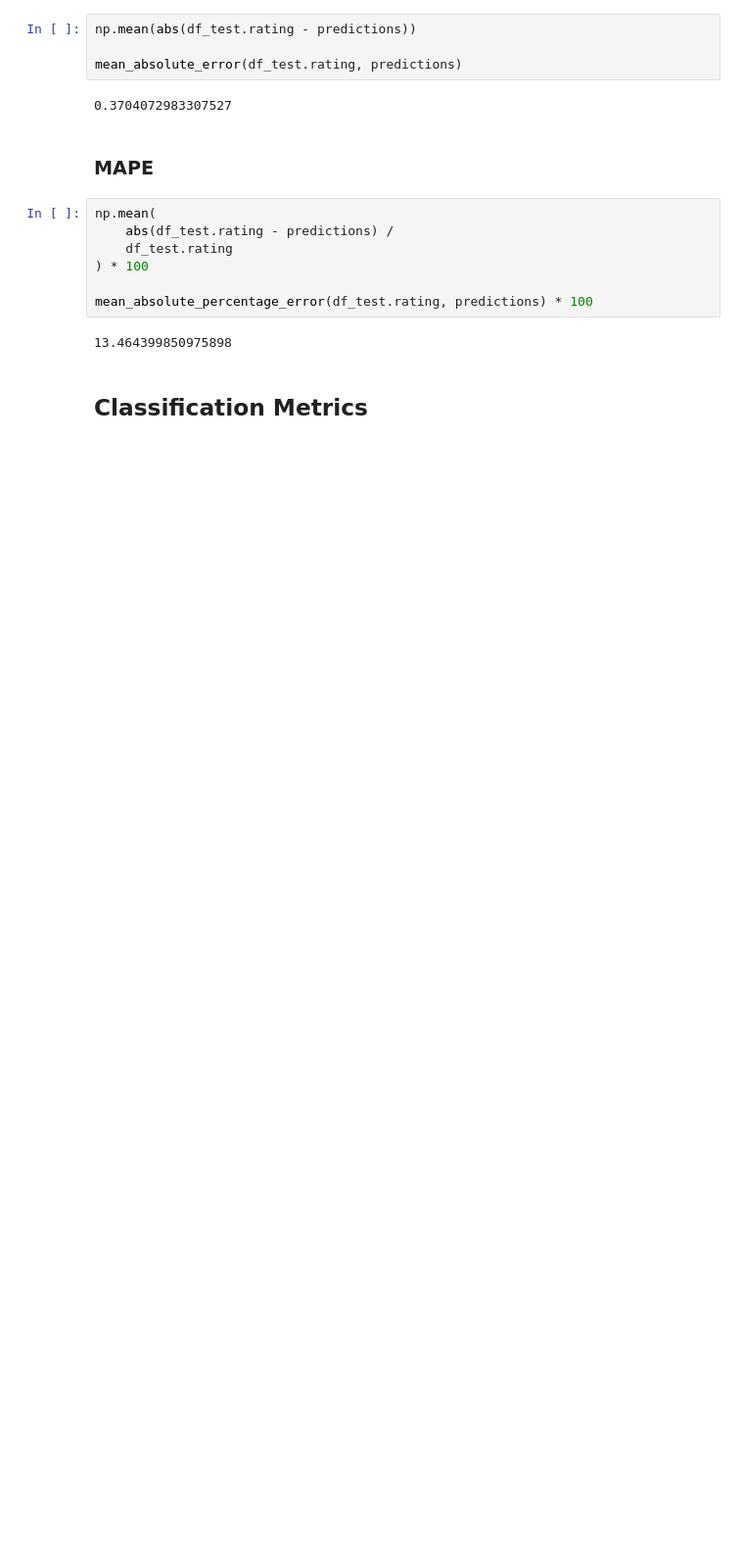
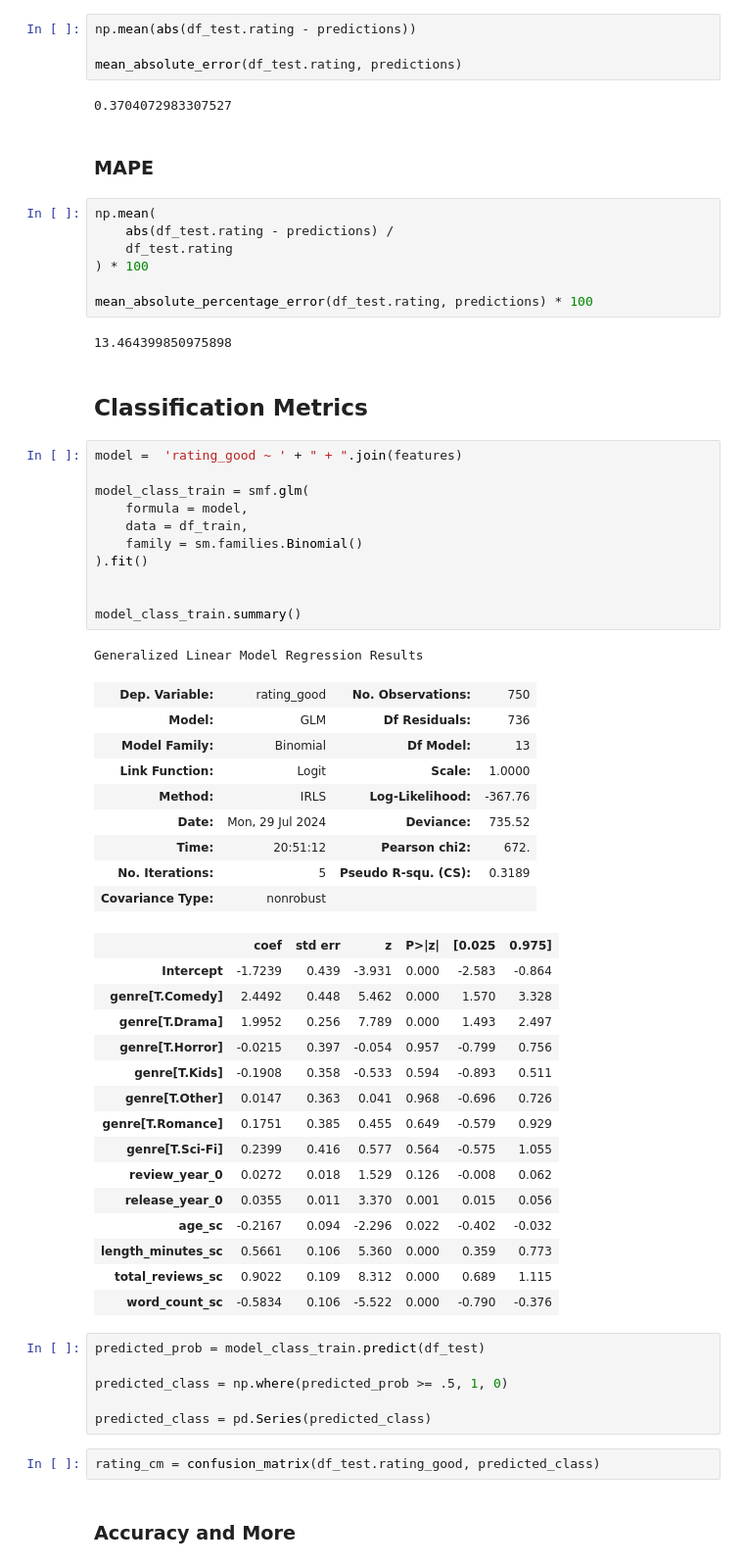
Before and after one commit to m-clark/book-of-models, a Jupyter notebook: python_chapter_notebooks/03_knowing_your_models.ipynb, the cells around one changed output. Shown: that part at 98% size. Cells and saved outputs as stored; diff of their text form; blank space fills up the shorter version.

```diff
--- a/python_chapter_notebooks/03_knowing_your_models.ipynb
+++ b/python_chapter_notebooks/03_knowing_your_models.ipynb
@@ -82,3 +84,50 @@ mean_absolute_percentage_error(df_test.rating, predictions) * 100
 13.464399850975898
 # %% [markdown]
 ## Classification Metrics
+# %%
+model =  'rating_good ~ ' + " + ".join(features)
+
+model_class_train = smf.glm(
+    formula = model,
+    data = df_train,
+    family = sm.families.Binomial()
+).fit()
+
+
+model_class_train.summary()
+# %% [output]
+Generalized Linear Model Regression Results
+| Dep. Variable: | rating_good | No. Observations: | 750 |
+| Model: | GLM | Df Residuals: | 736 |
+| Model Family: | Binomial | Df Model: | 13 |
+| Link Function: | Logit | Scale: | 1.0000 |
+| Method: | IRLS | Log-Likelihood: | -367.76 |
+| Date: | Mon, 29 Jul 2024 | Deviance: | 735.52 |
+| Time: | 20:51:12 | Pearson chi2: | 672. |
+| No. Iterations: | 5 | Pseudo R-squ. (CS): | 0.3189 |
+| Covariance Type: | nonrobust |  |  |
+|  | coef | std err | z | P>|z| | [0.025 | 0.975] |
+| Intercept | -1.7239 | 0.439 | -3.931 | 0.000 | -2.583 | -0.864 |
+| genre[T.Comedy] | 2.4492 | 0.448 | 5.462 | 0.000 | 1.570 | 3.328 |
+| genre[T.Drama] | 1.9952 | 0.256 | 7.789 | 0.000 | 1.493 | 2.497 |
+| genre[T.Horror] | -0.0215 | 0.397 | -0.054 | 0.957 | -0.799 | 0.756 |
+| genre[T.Kids] | -0.1908 | 0.358 | -0.533 | 0.594 | -0.893 | 0.511 |
+| genre[T.Other] | 0.0147 | 0.363 | 0.041 | 0.968 | -0.696 | 0.726 |
+| genre[T.Romance] | 0.1751 | 0.385 | 0.455 | 0.649 | -0.579 | 0.929 |
+| genre[T.Sci-Fi] | 0.2399 | 0.416 | 0.577 | 0.564 | -0.575 | 1.055 |
+| review_year_0 | 0.0272 | 0.018 | 1.529 | 0.126 | -0.008 | 0.062 |
+| release_year_0 | 0.0355 | 0.011 | 3.370 | 0.001 | 0.015 | 0.056 |
+| age_sc | -0.2167 | 0.094 | -2.296 | 0.022 | -0.402 | -0.032 |
+| length_minutes_sc | 0.5661 | 0.106 | 5.360 | 0.000 | 0.359 | 0.773 |
+| total_reviews_sc | 0.9022 | 0.109 | 8.312 | 0.000 | 0.689 | 1.115 |
+| word_count_sc | -0.5834 | 0.106 | -5.522 | 0.000 | -0.790 | -0.376 |
+# %%
+predicted_prob = model_class_train.predict(df_test)
+
+predicted_class = np.where(predicted_prob >= .5, 1, 0)
+
+predicted_class = pd.Series(predicted_class)
+# %%
+rating_cm = confusion_matrix(df_test.rating_good, predicted_class)
+# %% [markdown]
+### Accuracy and More
```
Also changed, not shown: parts of 26 cells of this notebook, 3 other files.
